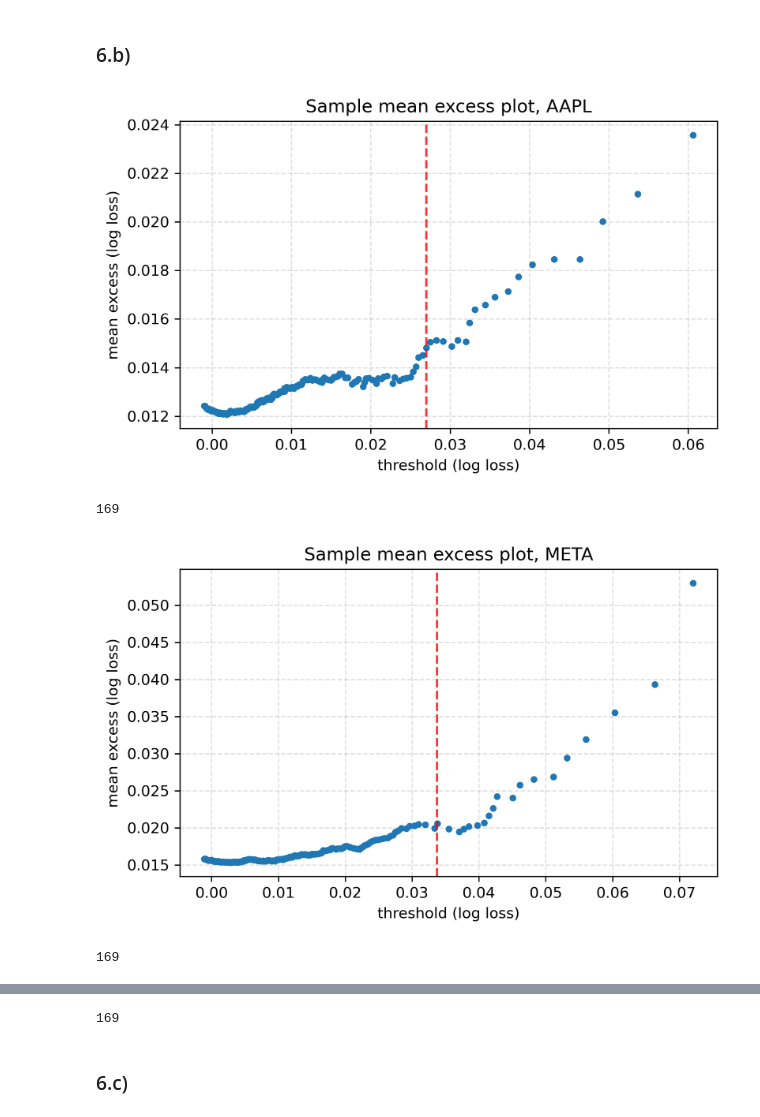
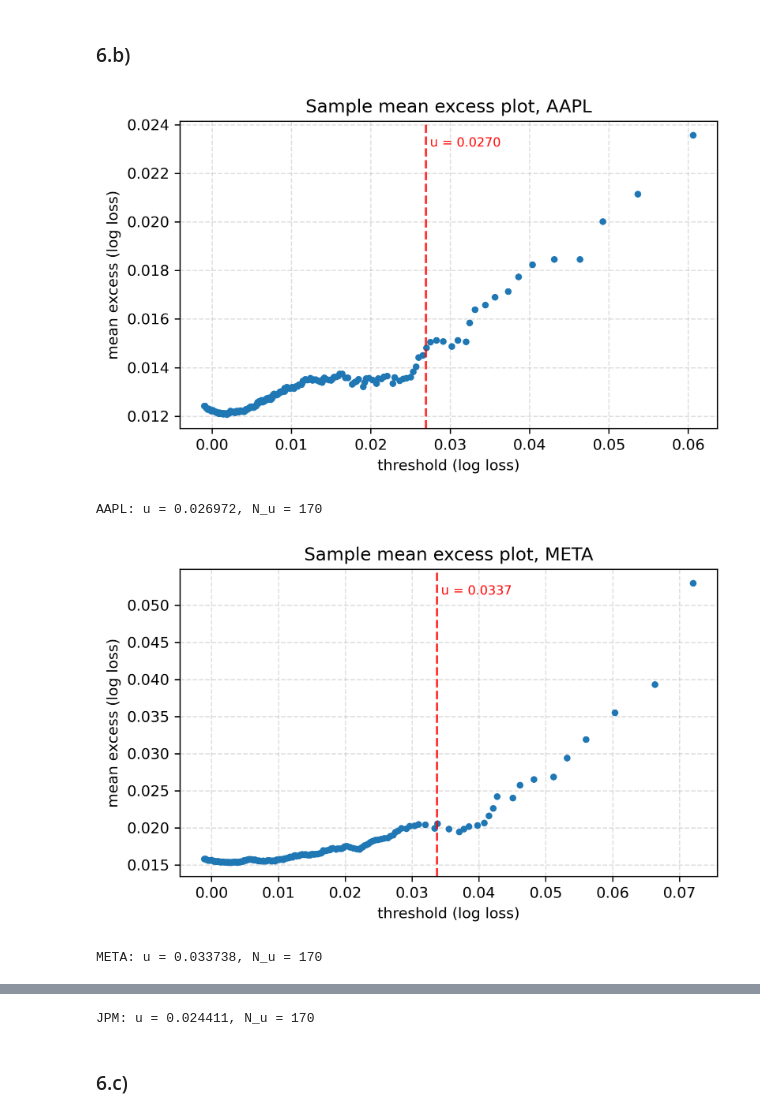
Before and after one commit to AaravKDesai/QRM_Project, a Jupyter notebook: Project_template.ipynb, the cells around one changed output, grey strips where cells are left out. Cells and saved outputs as stored; diff of their text form; code cells hidden in the pictures.

```diff
--- a/Project_template.ipynb
+++ b/Project_template.ipynb
@@ -161,38 +293,52 @@ full_loss = losses                          # one column per stock
 ### 6.b)
 # %%
 # Set global figure quality
-plt.rcParams['figure.dpi'] = 300
+plt.rcParams["figure.dpi"] = 300
 
 alpha_threshold = 0.95
 
 for c in full_loss.columns:
     x = np.sort(full_loss[c])
 
-    k = int(np.ceil(alpha_threshold * len(x)) - 1) # -1 for 0 based indexing
-    threshold = x[k]
+    threshold = np.quantile(x, alpha_threshold)
 
     u_grid = np.quantile(x, np.linspace(0.50, 0.995, 200))
-    me = np.array([(x[x > u] - u).mean() if np.sum(x > u) > 1 else np.nan for u in u_grid])
+    me = np.array(
+        [(x[x > u] - u).mean() if np.sum(x > u) > 1 else np.nan for u in u_grid]
+    )
 
     # High-quality figure sizing and styling (slightly smaller)
-    plt.figure(figsize=(6, 3.8))
-    plt.scatter(u_grid, me, s=16, linewidth=0.5, zorder=2)
+    fig, ax = plt.subplots(figsize=(6, 3.8))
+    ax.scatter(u_grid, me, s=16, linewidth=0.5, zorder=2)
 
     # Add vertical red line at threshold
-    plt.axvline(x=threshold, color='red', linestyle='--', linewidth=1.5, alpha=0.8)
+    ax.axvline(x=threshold, color="red", linestyle="--", linewidth=1.5, alpha=0.8)
 
-    plt.xlabel("threshold (log loss)")
-    plt.ylabel("mean excess (log loss)")
-    plt.title(f"Sample mean excess plot, {c}")
+    # Mark the 95% quantile in red near the top of the line
+    ax.text(
+        threshold,
+        0.95,
+        f" u = {threshold:.4f}",
+        color="red",
+        fontsize=8.5,
+        ha="left",
+        va="top",
+        transform=ax.get_xaxis_transform(),
+        zorder=3,
+    )
 
-    plt.grid(True, linestyle='--', alpha=0.4, zorder=1)
-    plt.tight_layout()
+    ax.set_xlabel("threshold (log loss)")
+    ax.set_ylabel("mean excess (log loss)")
+    ax.set_title(f"Sample mean excess plot, {c}")
+
+    ax.grid(True, linestyle="--", alpha=0.4, zorder=1)
+    fig.tight_layout()
     plt.show()
 
-    excedances = x[x > threshold] - threshold
-    print(len(excedances))
+    exceedances = x[x > threshold] - threshold
+    print(f"{c}: u = {threshold:.6f}, N_u = {len(exceedances)}")
 # %% [output]
-[figure, old version]
+[figure, new version]
-169
+AAPL: u = 0.026972, N_u = 170
-[figure, old version]
+[figure, new version]
-169
+META: u = 0.033738, N_u = 170
@@ -200,4 +346,4 @@ for c in full_loss.columns:
-169
+JPM: u = 0.024411, N_u = 170
 # %% [markdown]
 ### 6.c)
 # %%
```
Also changed, not shown: parts of 6 cells of this notebook.
